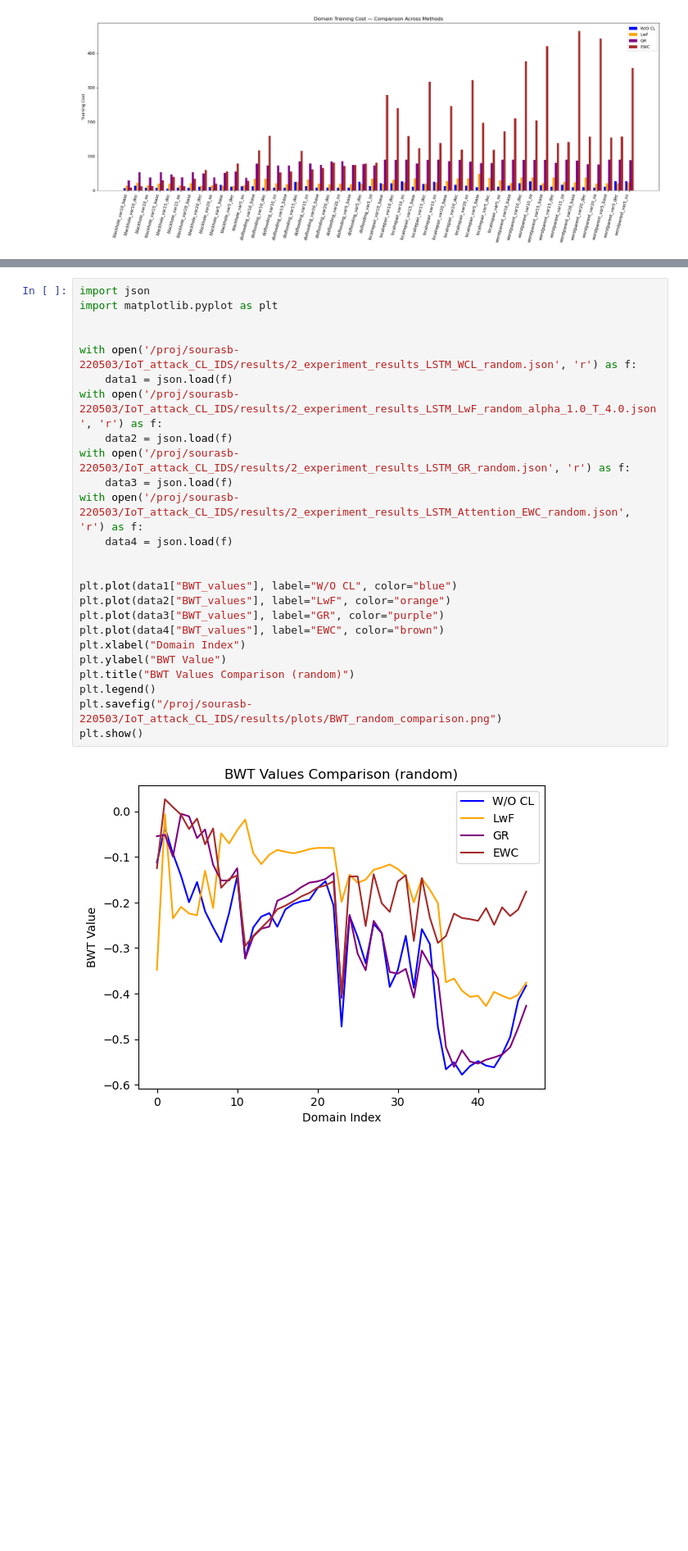
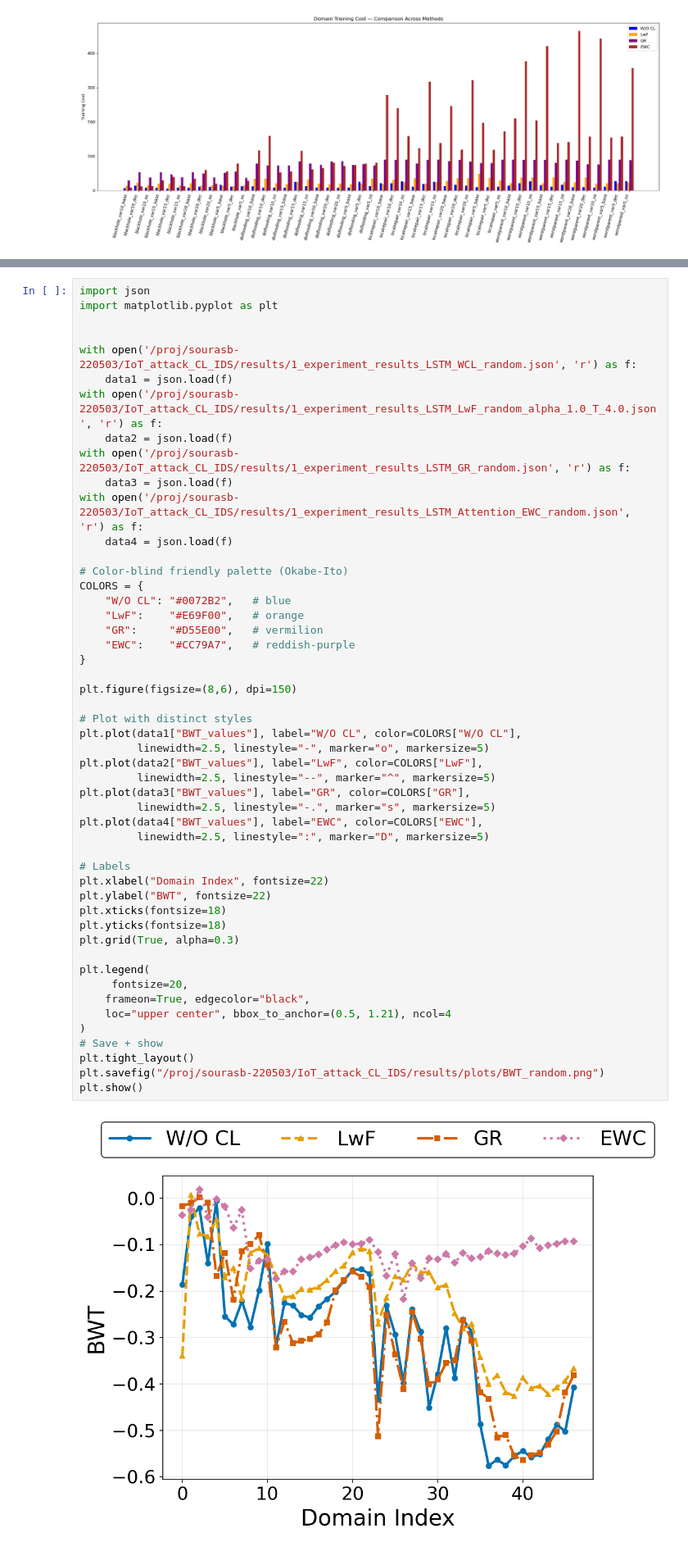
Before and after one commit to sourasb05/IoT_attack_CL_IDS, a Jupyter notebook: notebooks/result_analysis.ipynb, the cells around one changed output, grey strips where cells are left out. Shown at 82% size. Drawn from its saved outputs; the diff is of its cells as text; blank space fills up the shorter version.

```diff
--- a/notebooks/result_analysis.ipynb
+++ b/notebooks/result_analysis.ipynb
@@ -129,30 +129,55 @@ plt.show()
 # %%
 import json
 import matplotlib.pyplot as plt
 
 
-with open('/proj/sourasb-220503/IoT_attack_CL_IDS/results/2_experiment_results_LSTM_WCL_random.json', 'r') as f:
+with open('/proj/sourasb-220503/IoT_attack_CL_IDS/results/1_experiment_results_LSTM_WCL_random.json', 'r') as f:
     data1 = json.load(f)
-with open('/proj/sourasb-220503/IoT_attack_CL_IDS/results/2_experiment_results_LSTM_LwF_random_alpha_1.0_T_4.0.json', 'r') as f:
+with open('/proj/sourasb-220503/IoT_attack_CL_IDS/results/1_experiment_results_LSTM_LwF_random_alpha_1.0_T_4.0.json', 'r') as f:
     data2 = json.load(f)
-with open('/proj/sourasb-220503/IoT_attack_CL_IDS/results/2_experiment_results_LSTM_GR_random.json', 'r') as f:
+with open('/proj/sourasb-220503/IoT_attack_CL_IDS/results/1_experiment_results_LSTM_GR_random.json', 'r') as f:
     data3 = json.load(f)
-with open('/proj/sourasb-220503/IoT_attack_CL_IDS/results/2_experiment_results_LSTM_Attention_EWC_random.json', 'r') as f:
+with open('/proj/sourasb-220503/IoT_attack_CL_IDS/results/1_experiment_results_LSTM_Attention_EWC_random.json', 'r') as f:
     data4 = json.load(f)
 
+# Color-blind friendly palette (Okabe-Ito)
+COLORS = {
+    "W/O CL": "#0072B2",   # blue
+    "LwF":    "#E69F00",   # orange
+    "GR":     "#D55E00",   # vermilion
+    "EWC":    "#CC79A7",   # reddish-purple
+}
 
-plt.plot(data1["BWT_values"], label="W/O CL", color="blue")
-plt.plot(data2["BWT_values"], label="LwF", color="orange")
-plt.plot(data3["BWT_values"], label="GR", color="purple")
-plt.plot(data4["BWT_values"], label="EWC", color="brown")
-plt.xlabel("Domain Index")
-plt.ylabel("BWT Value")
-plt.title("BWT Values Comparison (random)")
-plt.legend()
-plt.savefig("/proj/sourasb-220503/IoT_attack_CL_IDS/results/plots/BWT_random_comparison.png")
+plt.figure(figsize=(8,6), dpi=150)
+
+# Plot with distinct styles
+plt.plot(data1["BWT_values"], label="W/O CL", color=COLORS["W/O CL"],
+         linewidth=2.5, linestyle="-", marker="o", markersize=5)
+plt.plot(data2["BWT_values"], label="LwF", color=COLORS["LwF"],
+         linewidth=2.5, linestyle="--", marker="^", markersize=5)
+plt.plot(data3["BWT_values"], label="GR", color=COLORS["GR"],
+         linewidth=2.5, linestyle="-.", marker="s", markersize=5)
+plt.plot(data4["BWT_values"], label="EWC", color=COLORS["EWC"],
+         linewidth=2.5, linestyle=":", marker="D", markersize=5)
+
+# Labels
+plt.xlabel("Domain Index", fontsize=22)
+plt.ylabel("BWT", fontsize=22)
+plt.xticks(fontsize=18)
+plt.yticks(fontsize=18)
+plt.grid(True, alpha=0.3)
+
+plt.legend(
+     fontsize=20,
+    frameon=True, edgecolor="black",
+    loc="upper center", bbox_to_anchor=(0.5, 1.21), ncol=4
+)
+# Save + show
+plt.tight_layout()
+plt.savefig("/proj/sourasb-220503/IoT_attack_CL_IDS/results/plots/BWT_random.png")
 plt.show()
 # %% [output]
-[figure, old version]
+[figure, new version]
 # %%
 import json
 import matplotlib.pyplot as plt
```
Also changed, not shown: parts of 3 cells of this notebook, 11 other files.
